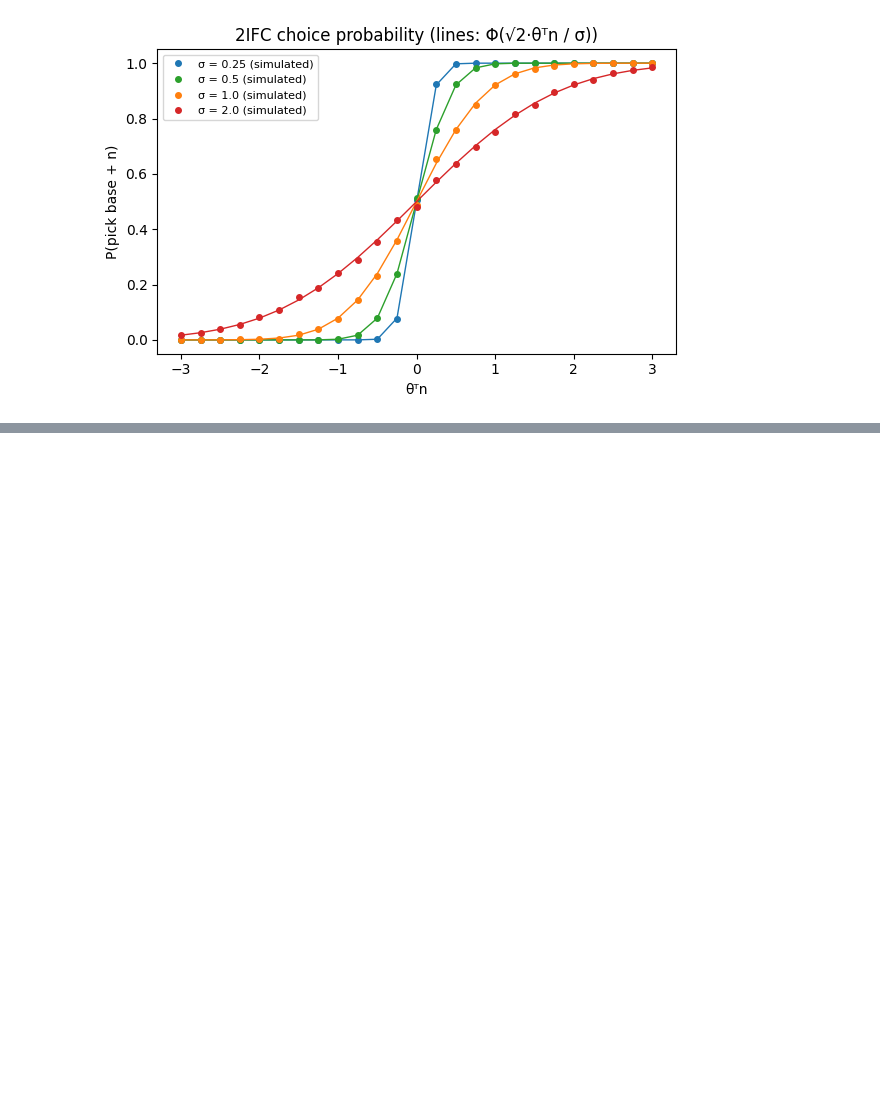
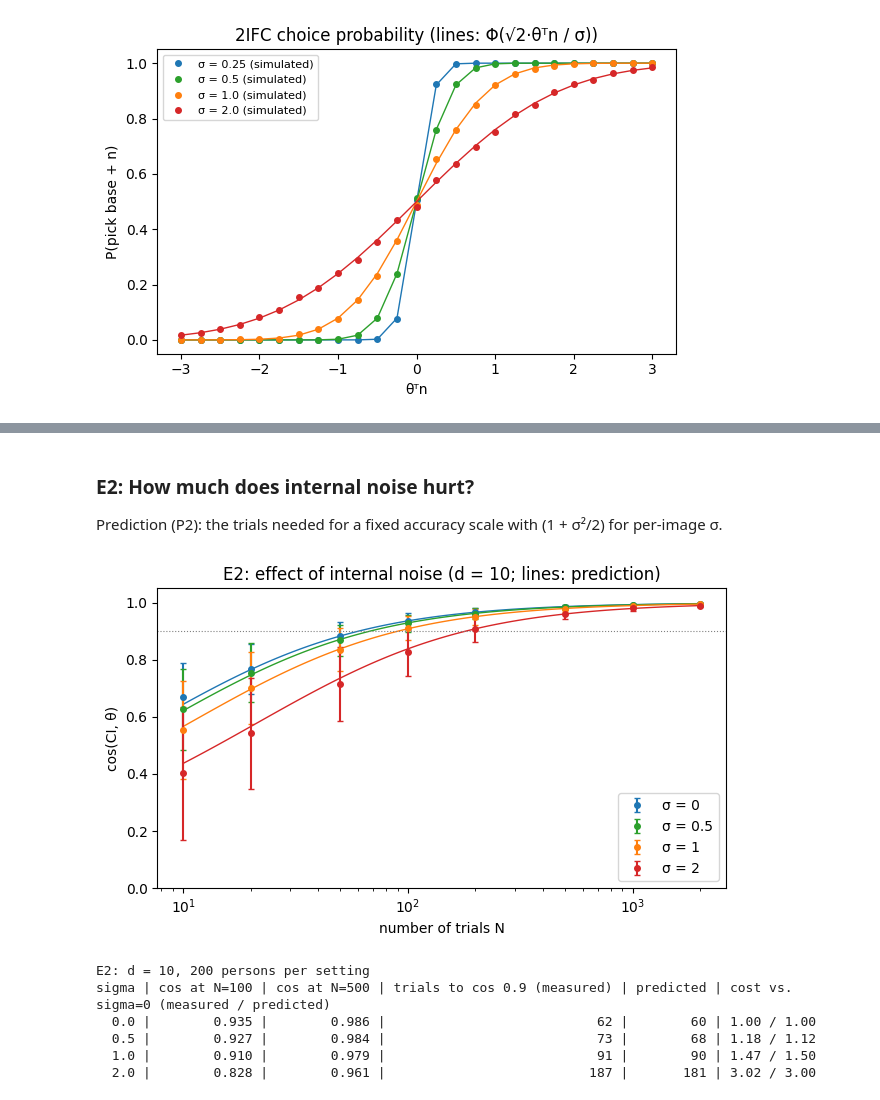
Before and after one commit to Haha6400/RC-with-a-simulated-person, a Jupyter notebook: notebooks/01-simulated-person.ipynb, the cells around one changed output, grey strips where cells are left out. Cells and saved outputs as stored; diff of their text form; code cells hidden in the pictures; blank space fills up the shorter version.

```diff
--- a/notebooks/01-simulated-person.ipynb
+++ b/notebooks/01-simulated-person.ipynb
@@ -377,0 +626,40 @@ plt.show()
+# %% [markdown]
+### E2: How much does internal noise hurt?
+
+Prediction (P2): the trials needed for a fixed accuracy scale with (1 + σ²/2) for per-image σ.
+# %%
+rng_e2 = np.random.default_rng(SEED + 2)
+d_e2, sigmas_e2, target = 10, [0.0, 0.5, 1.0, 2.0], 0.9
+colors_e2 = ["tab:blue", "tab:green", "tab:orange", "tab:red"]
+
+fig, ax = plt.subplots(figsize=(6.5, 4))
+grid = np.geomspace(TRIAL_COUNTS[0], TRIAL_COUNTS[-1], 100)
+results_e2 = {}
+for sig, color in zip(sigmas_e2, colors_e2):
+    means, sds = sweep_trials(TRIAL_COUNTS, d_e2, sig, rng_e2)
+    results_e2[sig] = means
+    ax.plot(grid, predicted_cosine_sigma(grid, d_e2, sig), "-", color=color, lw=1)
+    ax.errorbar(TRIAL_COUNTS, means, yerr=sds, fmt="o", ms=4, color=color, capsize=2, label=f"σ = {sig:g}")
+ax.axhline(target, color="gray", lw=0.8, ls=":")
+ax.set(xscale="log", ylim=(0, 1.05), xlabel="number of trials N", ylabel="cos(CI, θ)",
+       title=f"E2: effect of internal noise (d = {d_e2}; lines: prediction)")
+ax.legend(loc="lower right")
+plt.tight_layout()
+plt.show()
+
+base_trials = trials_to_reach(target, TRIAL_COUNTS, results_e2[0.0])
+print(f"E2: d = {d_e2}, {N_PERSONS} persons per setting")
+print("sigma | cos at N=100 | cos at N=500 | trials to cos 0.9 (measured) | predicted | cost vs. sigma=0 (measured / predicted)")
+for sig in sigmas_e2:
+    measured = trials_to_reach(target, TRIAL_COUNTS, results_e2[sig])
+    pred = predicted_trials(target, d_e2, sig)
+    print(f"{sig:5.1f} | {results_e2[sig][3]:12.3f} | {results_e2[sig][5]:12.3f} | {measured:28.0f} | {pred:9.0f} | "
+          f"{measured / base_trials:.2f} / {1 + sig**2 / 2:.2f}")
+# %% [output]
+[figure, added]
+E2: d = 10, 200 persons per setting
+sigma | cos at N=100 | cos at N=500 | trials to cos 0.9 (measured) | predicted | cost vs. sigma=0 (measured / predicted)
+  0.0 |        0.935 |        0.986 |                           62 |        60 | 1.00 / 1.00
+  0.5 |        0.927 |        0.984 |                           73 |        68 | 1.18 / 1.12
+  1.0 |        0.910 |        0.979 |                           91 |        90 | 1.47 / 1.50
+  2.0 |        0.828 |        0.961 |                          187 |       181 | 3.02 / 3.00
```
Also changed, not shown: parts of 17 cells of this notebook, 1 other file.
